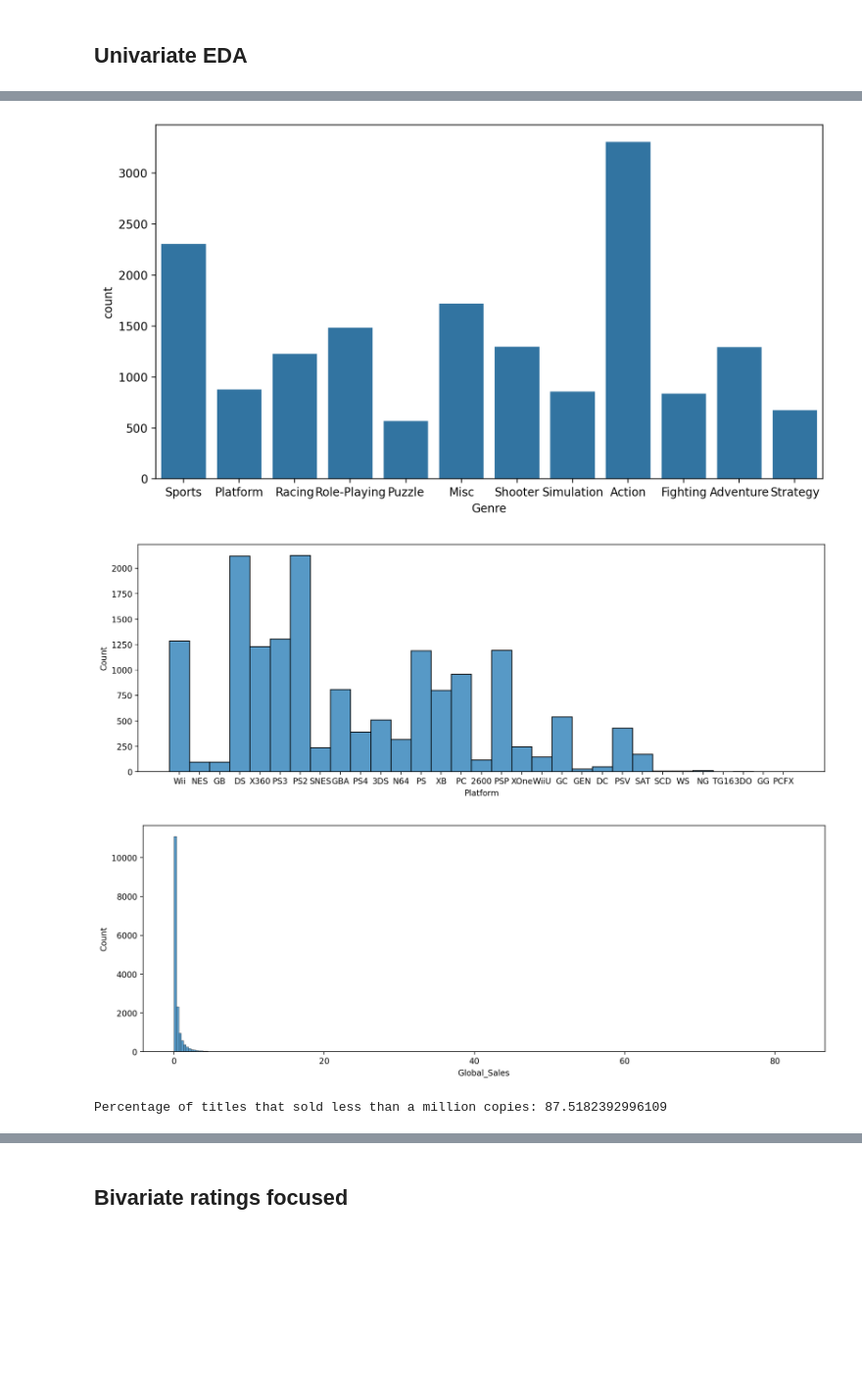
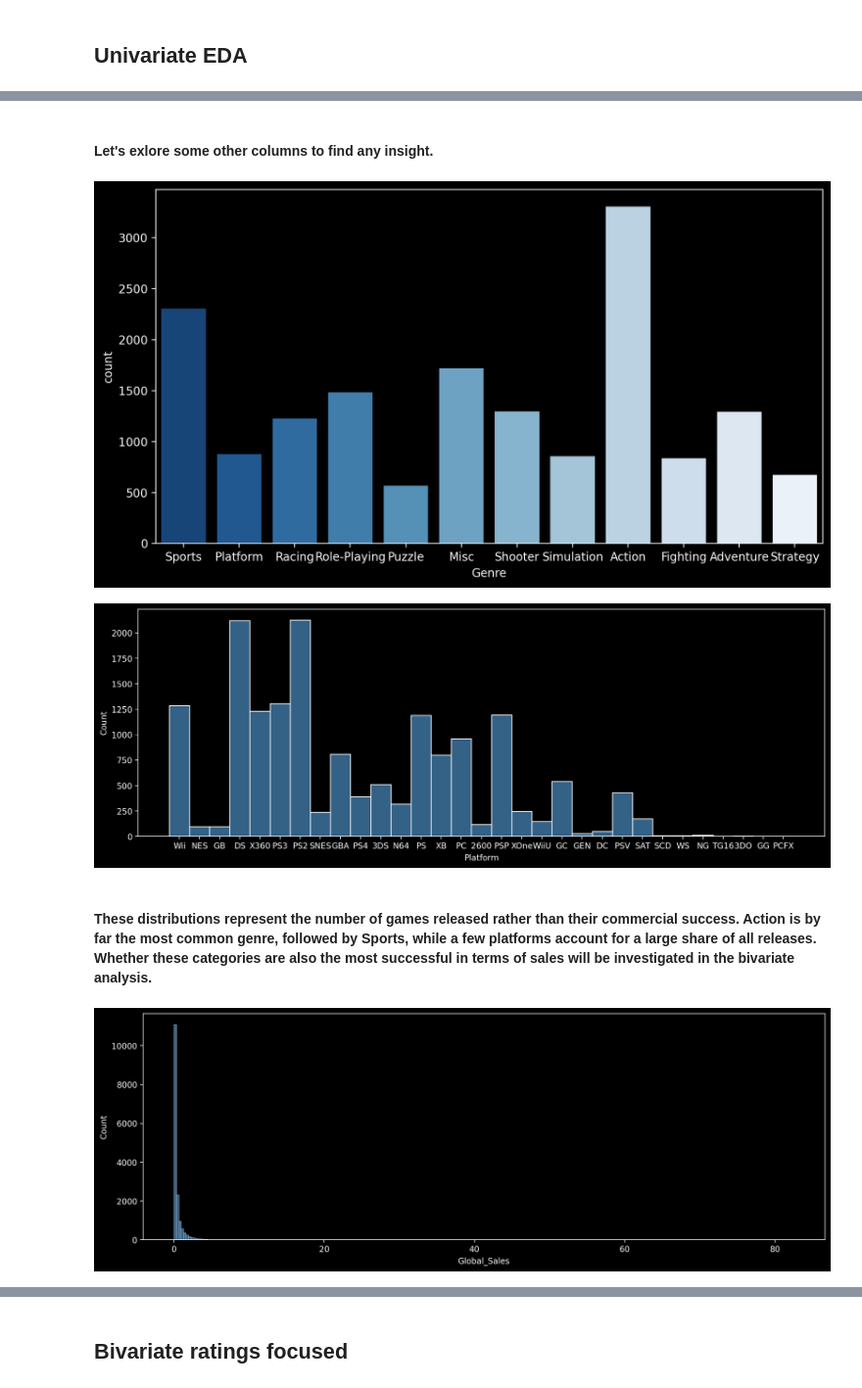
Before and after one commit to samisiraj/video-game-sales-eda, a Jupyter notebook: notebooks/eda.ipynb, the cells around one changed output, grey strips where cells are left out. Shown at 98% size. Cells and saved outputs as stored; diff of their text form; code cells hidden in the pictures; blank space fills up the shorter version.

```diff
--- a/notebooks/eda.ipynb
+++ b/notebooks/eda.ipynb
@@ -3,3 +9,7 @@ import numpy as np
 import pandas as pd
 from matplotlib import pyplot as plt
 import seaborn as sns
+
+#setting stlying for our plots.
+plt.style.use('dark_background')
+sns.set_palette('Blues')
@@ -172,23 +218,24 @@ plt.show()
+# %% [markdown]
+#### Let's exlore some other columns to find any insight.
 # %%
 fix, ax = plt.subplots(figsize=(9,5), dpi=200)
-sns.countplot(data=df, x='Genre')
+sns.countplot(data=df, x='Genre', palette='Blues_r', hue='Genre')
 plt.tight_layout()
 plt.show()
 # %% [output]
-[figure, old version]
+[figure, new version]
 # %%
 fix, ax = plt.subplots(figsize=(15,5), dpi=200)
-sns.histplot(data=df, x='Platform')
+sns.histplot(data=df, x='Platform', color='steelblue')
 plt.show()
 # %% [output]
-[figure, old version]
+[figure, new version]
+# %% [markdown]
+#### These distributions represent the number of games released rather than their commercial success. Action is by far the most common genre, followed by Sports, while a few platforms account for a large share of all releases. Whether these categories are also the most successful in terms of sales will be investigated in the bivariate analysis.
 # %%
 fix, ax = plt.subplots(figsize=(15,5), dpi=200)
-sns.histplot(data=df, x='Global_Sales')
+sns.histplot(data=df, x='Global_Sales', color='steelblue')
 plt.show()
-percentage = (df['Global_Sales'] < 1).sum() / len(df) * 100
-print(f'\nPercentage of titles that sold less than a million copies: {percentage}')
 # %% [output]
-[figure, old version]
+[figure, new version]
-Percentage of titles that sold less than a million copies: 87.5182392996109
 # %% [markdown]
```
Also changed, not shown: parts of 53 cells of this notebook.
